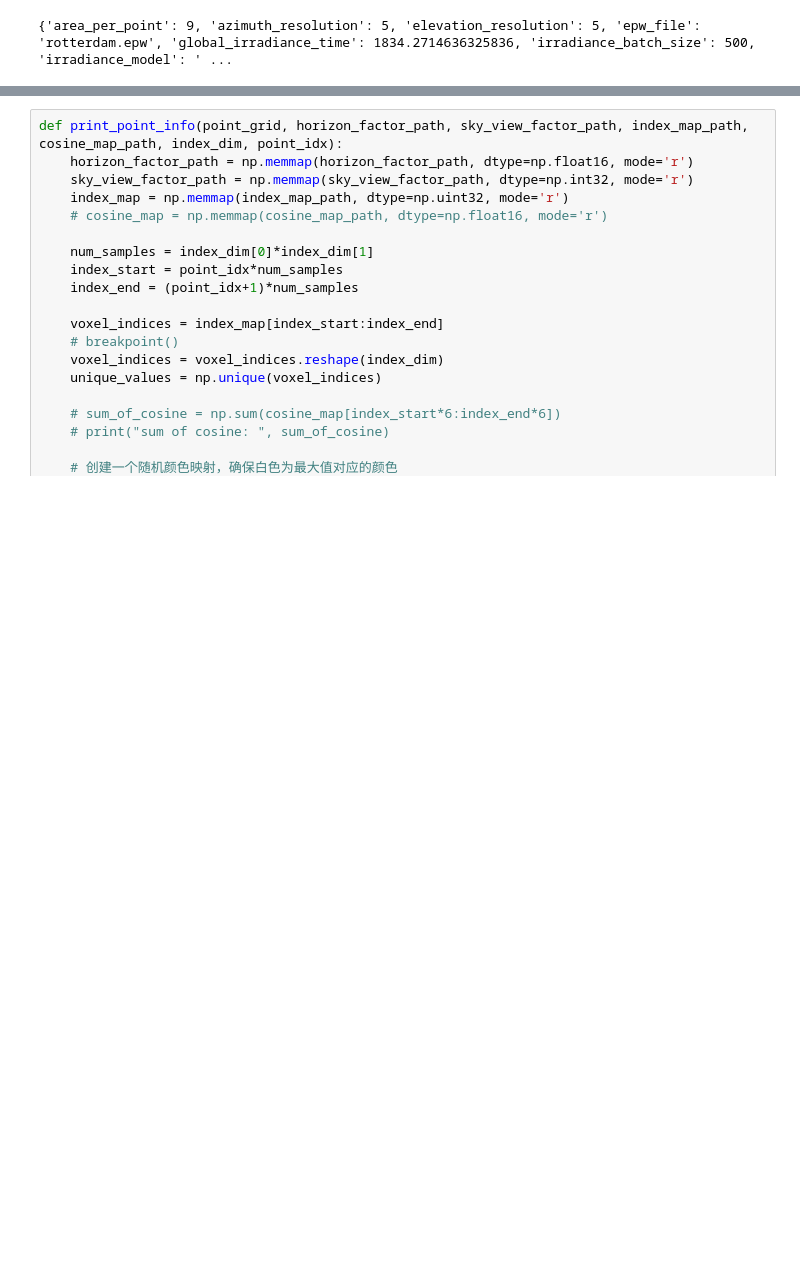
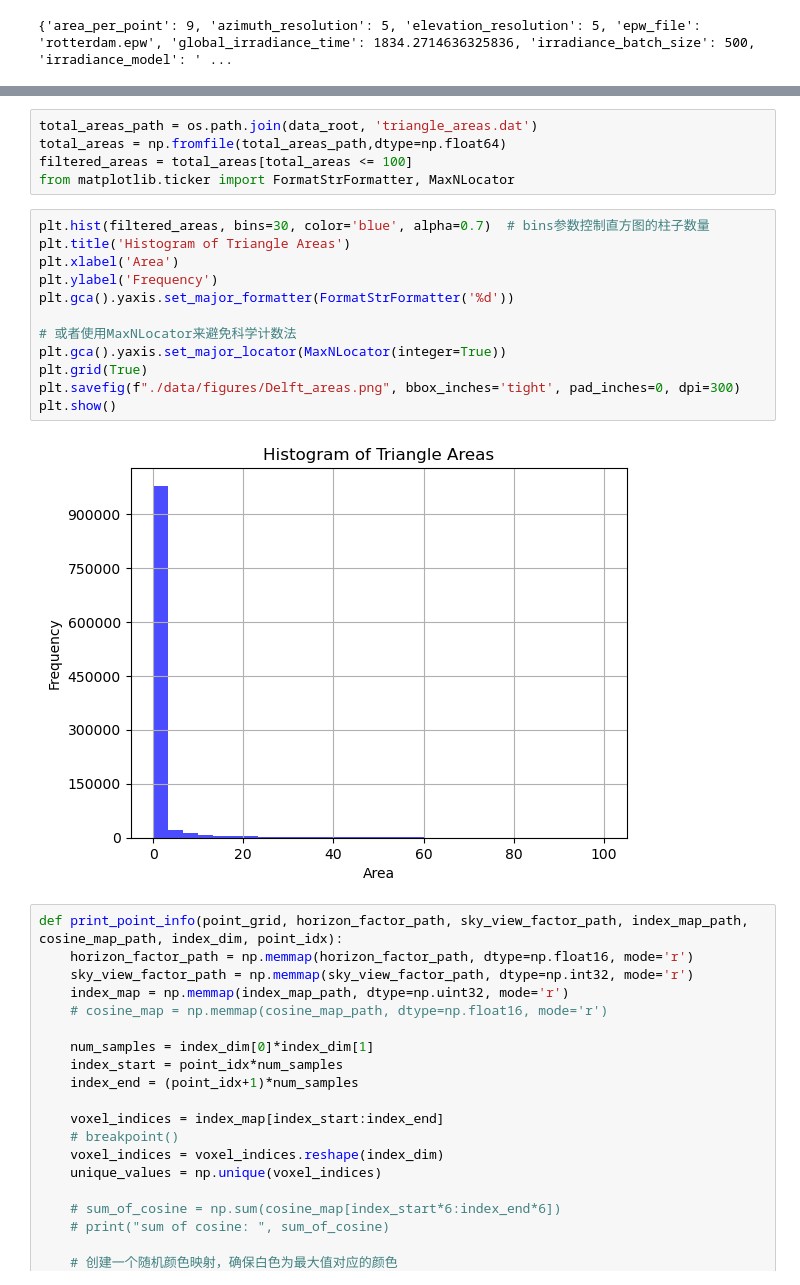
Before and after one commit to longxiangxu321/ProjectSolar, a Jupyter notebook: pythonscript/data_inspector_delft.ipynb, the cells around one changed output, grey strips where cells are left out. Drawn from its saved outputs; the diff is of its cells as text; blank space fills up the shorter version.

```diff
--- a/pythonscript/data_inspector_delft.ipynb
+++ b/pythonscript/data_inspector_delft.ipynb
@@ -47,6 +48,25 @@ estimated_irradiance = np.load(estimated_irradiance_path)
 # weather_data = np.load(weather_data_path)
 # %% [output]
 72 18
+# %%
+total_areas_path = os.path.join(data_root, 'triangle_areas.dat')
+total_areas = np.fromfile(total_areas_path,dtype=np.float64)
+filtered_areas = total_areas[total_areas <= 100]
+from matplotlib.ticker import FormatStrFormatter, MaxNLocator
+# %%
+plt.hist(filtered_areas, bins=30, color='blue', alpha=0.7)  # bins参数控制直方图的柱子数量
+plt.title('Histogram of Triangle Areas')
+plt.xlabel('Area')
+plt.ylabel('Frequency')
+plt.gca().yaxis.set_major_formatter(FormatStrFormatter('%d'))
+
+# 或者使用MaxNLocator来避免科学计数法
+plt.gca().yaxis.set_major_locator(MaxNLocator(integer=True))
+plt.grid(True)
+plt.savefig(f"./data/figures/Delft_areas.png", bbox_inches='tight', pad_inches=0, dpi=300)
+plt.show()
+# %% [output]
+[figure, added]
 # %%
 def print_point_info(point_grid, horizon_factor_path, sky_view_factor_path, index_map_path, cosine_map_path, index_dim, point_idx):
     horizon_factor_path = np.memmap(horizon_factor_path, dtype=np.float16, mode='r')
```
Also changed, not shown: parts of 9 cells of this notebook, 14 other files.
